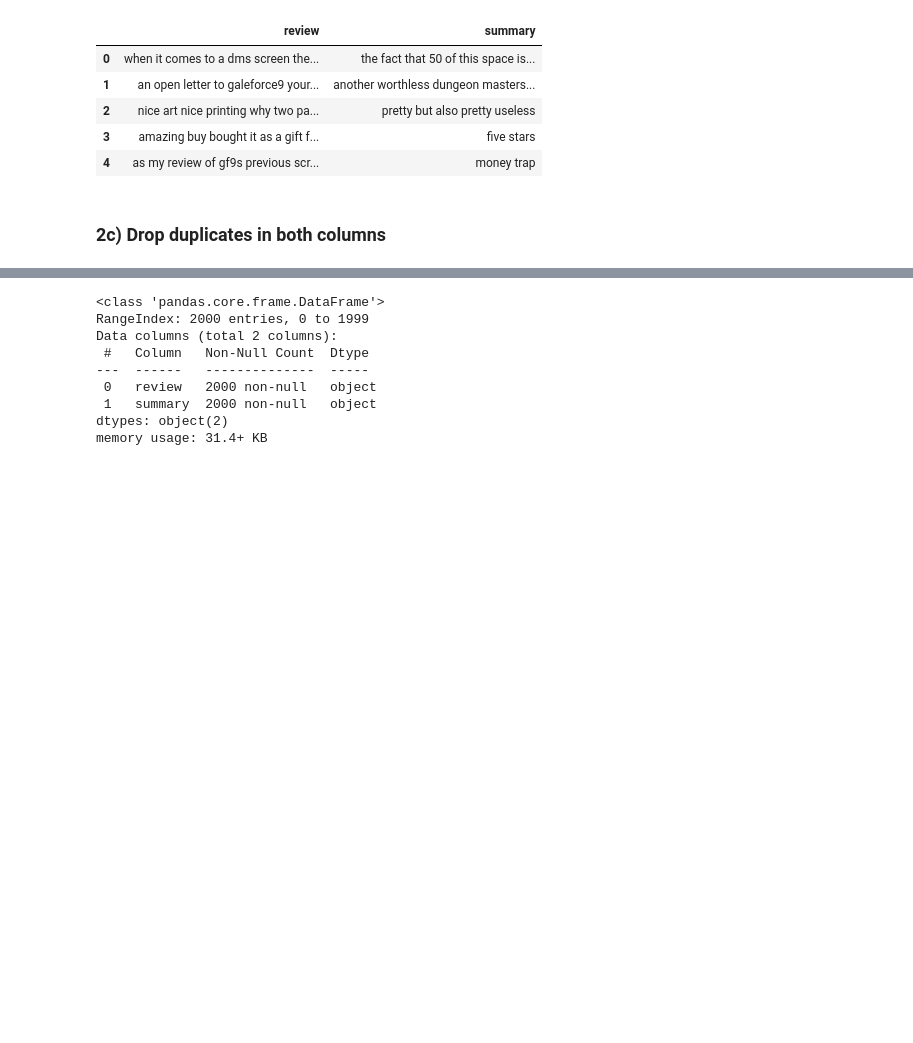
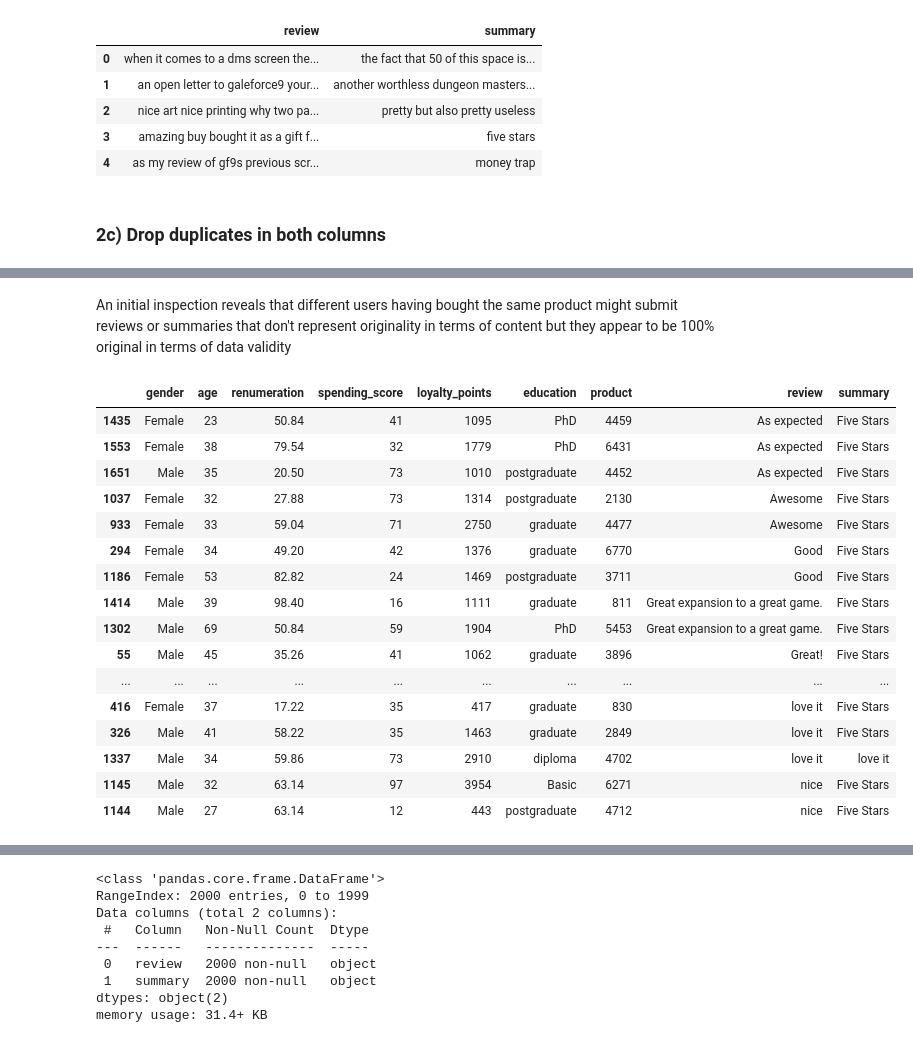
Before and after one commit to mikebenas/LSE_TurtleGames_R_Analysis, a Jupyter notebook: LSE_DA301_Assignment_Python_template.ipynb, the cells around one changed output, grey strips where cells are left out. Cells and saved outputs as stored; diff of their text form; code cells hidden in the pictures; blank space fills up the shorter version.

```diff
--- a/LSE_DA301_Assignment_Python_template.ipynb
+++ b/LSE_DA301_Assignment_Python_template.ipynb
@@ -1357,0 +1375,26 @@ df3new.head()
+# %% [markdown]
+An initial inspection reveals that different users having bought the same product</br>
+might submit reviews or summaries that don't represent originality in terms of content </br>
+but they appear to be 100% original in terms of data validity
+# %%
+#Check the values of 'review' duplicates sorted by review value
+df_dup = df_NLP[df_NLP.duplicated(['review'], keep=False)].sort_values(by='review')
+df_dup
+# %% [output]
+|  | gender | age | renumeration | spending_score | loyalty_points | education | product | review | summary |
+| 1435 | Female | 23 | 50.84 | 41 | 1095 | PhD | 4459 | As expected | Five Stars |
+| 1553 | Female | 38 | 79.54 | 32 | 1779 | PhD | 6431 | As expected | Five Stars |
+| 1651 | Male | 35 | 20.50 | 73 | 1010 | postgraduate | 4452 | As expected | Five Stars |
+| 1037 | Female | 32 | 27.88 | 73 | 1314 | postgraduate | 2130 | Awesome | Five Stars |
+| 933 | Female | 33 | 59.04 | 71 | 2750 | graduate | 4477 | Awesome | Five Stars |
+| 294 | Female | 34 | 49.20 | 42 | 1376 | graduate | 6770 | Good | Five Stars |
+| 1186 | Female | 53 | 82.82 | 24 | 1469 | postgraduate | 3711 | Good | Five Stars |
+| 1414 | Male | 39 | 98.40 | 16 | 1111 | graduate | 811 | Great expansion to a great game. | Five Stars |
+| 1302 | Male | 69 | 50.84 | 59 | 1904 | PhD | 5453 | Great expansion to a great game. | Five Stars |
+| 55 | Male | 45 | 35.26 | 41 | 1062 | graduate | 3896 | Great! | Five Stars |
+| ... | ... | ... | ... | ... | ... | ... | ... | ... | ... |
+| 416 | Female | 37 | 17.22 | 35 | 417 | graduate | 830 | love it | Five Stars |
+| 326 | Male | 41 | 58.22 | 35 | 1463 | graduate | 2849 | love it | Five Stars |
+| 1337 | Male | 34 | 59.86 | 73 | 2910 | diploma | 4702 | love it | love it |
+| 1145 | Male | 32 | 63.14 | 97 | 3954 | Basic | 6271 | nice | Five Stars |
+| 1144 | Male | 27 | 63.14 | 12 | 443 | postgraduate | 4712 | nice | Five Stars |
```
Also changed, not shown: parts of 21 cells of this notebook, 1 other file.
